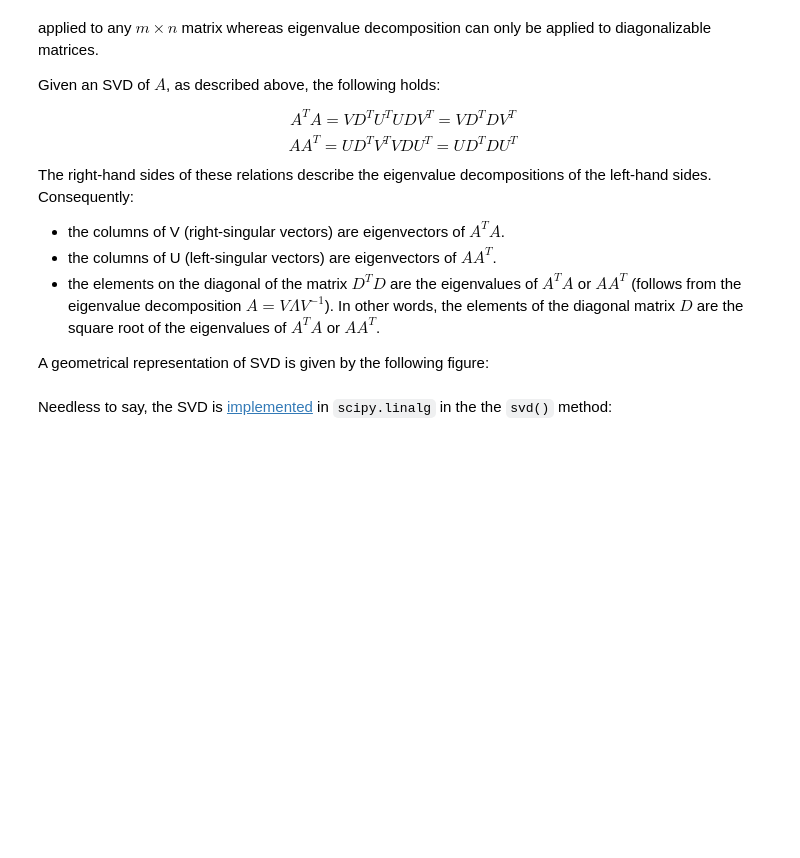
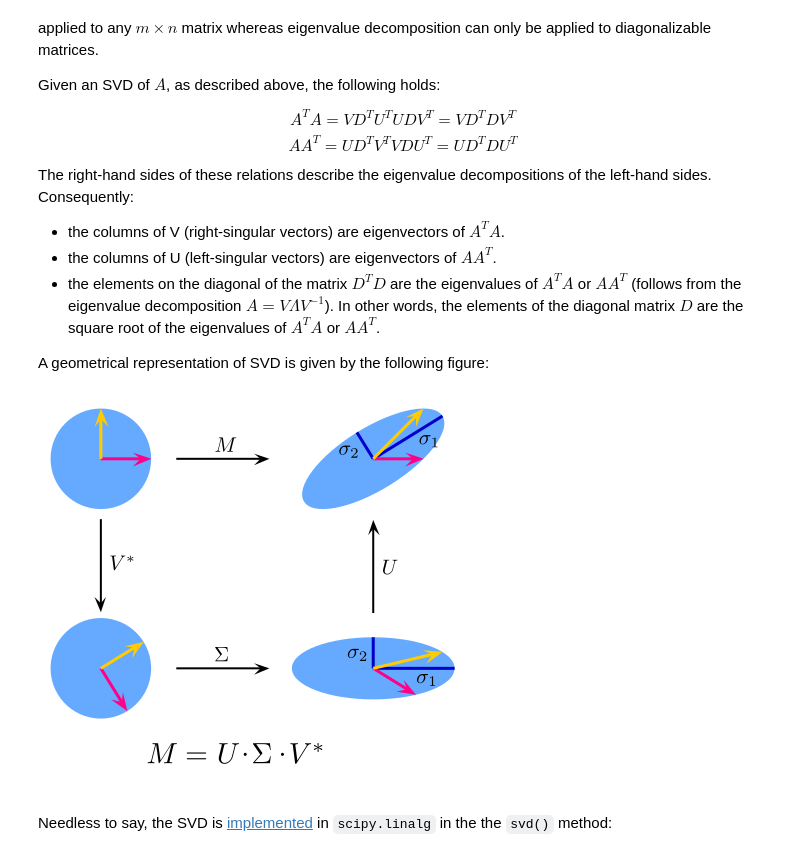
Before and after one commit to vittoriapv/HighLevelProgramming2021, a Jupyter notebook: 10_algebra.ipynb, the cells around one changed output. Saved outputs shown, nothing was run; the diff lists cells and outputs as text; code cells hidden in the pictures; blank space fills up the shorter version.

```diff
--- a/10_algebra.ipynb
+++ b/10_algebra.ipynb
@@ -204,7 +274,9 @@ The right-hand sides of these relations describe the eigenvalue decompositions o
 A geometrical representation of SVD is given by the following figure:
 # %%
 from IPython.display import Image
-Image("Singular-Value-Decomposition.png")
+Image("data/Singular-Value-Decomposition.png")
+# %% [output]
+[figure, added]
 # %% [markdown]
 Needless to say, the SVD is [implemented](https://numpy.org/doc/stable/reference/generated/numpy.linalg.svd.html) in `scipy.linalg` in the the `svd()` method:
 # %%
```
Also changed, not shown: parts of 14 cells of this notebook, 1 other file.
